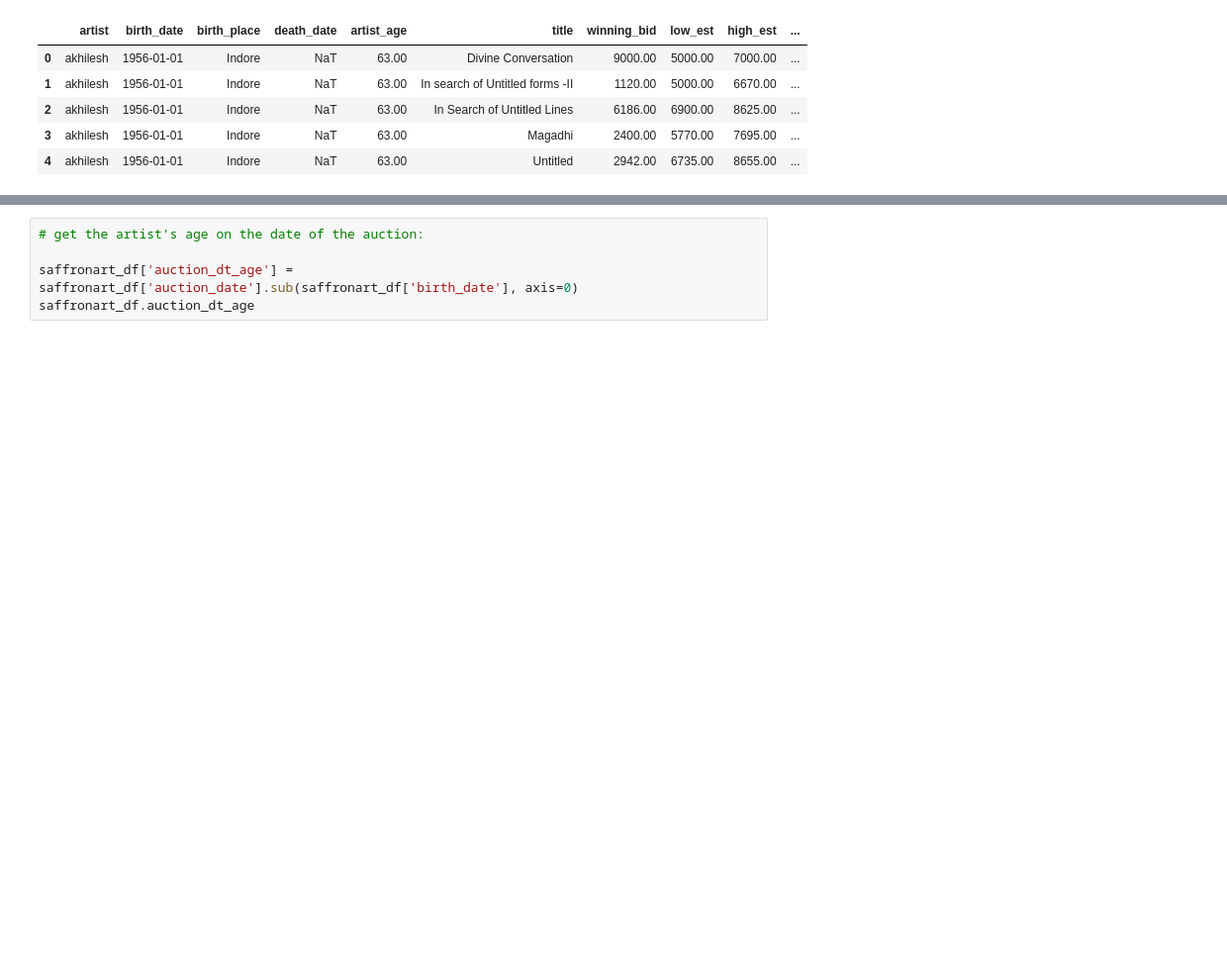
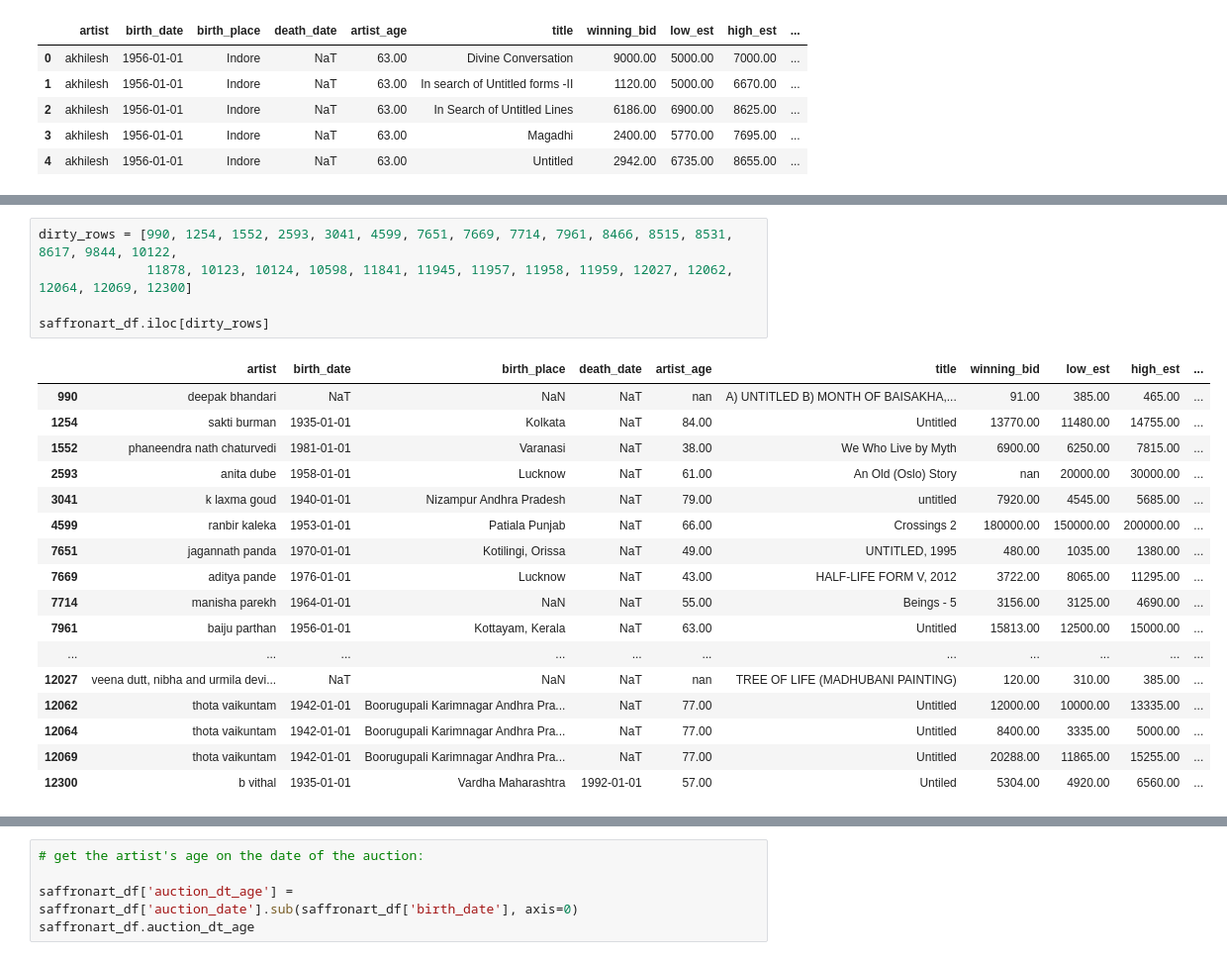
Before and after one commit to dcaohuu18/saffronart_stats_analysis, a Jupyter notebook: add_new_age_size.ipynb, the cells around one changed output, grey strips where cells are left out. Shown: that part at 99% size. Saved outputs shown, nothing was run; the diff lists cells and outputs as text; blank space fills up the shorter version.

Commit message:
detect missing and dirty sizes

```diff
--- a/add_new_age_size.ipynb
+++ b/add_new_age_size.ipynb
@@ -21,0 +134,23 @@ saffronart_df.head(5)
+# %%
+dirty_rows = [990, 1254, 1552, 2593, 3041, 4599, 7651, 7669, 7714, 7961, 8466, 8515, 8531, 8617, 9844, 10122,
+              11878, 10123, 10124, 10598, 11841, 11945, 11957, 11958, 11959, 12027, 12062, 12064, 12069, 12300]
+
+saffronart_df.iloc[dirty_rows]
+# %% [output]
+|  | artist | birth_date | birth_place | death_date | artist_age | title | winning_bid | low_est | high_est | ... |
+| 990 | deepak bhandari | NaT | NaN | NaT | nan | A) UNTITLED B) MONTH OF BAISAKHA,... | 91.00 | 385.00 | 465.00 | ... |
+| 1254 | sakti burman | 1935-01-01 | Kolkata | NaT | 84.00 | Untitled | 13770.00 | 11480.00 | 14755.00 | ... |
+| 1552 | phaneendra nath chaturvedi | 1981-01-01 | Varanasi | NaT | 38.00 | We Who Live by Myth | 6900.00 | 6250.00 | 7815.00 | ... |
+| 2593 | anita dube | 1958-01-01 | Lucknow | NaT | 61.00 | An Old (Oslo) Story | nan | 20000.00 | 30000.00 | ... |
+| 3041 | k laxma goud | 1940-01-01 | Nizampur Andhra Pradesh | NaT | 79.00 | untitled | 7920.00 | 4545.00 | 5685.00 | ... |
+| 4599 | ranbir kaleka | 1953-01-01 | Patiala Punjab | NaT | 66.00 | Crossings 2 | 180000.00 | 150000.00 | 200000.00 | ... |
+| 7651 | jagannath panda | 1970-01-01 | Kotilingi, Orissa | NaT | 49.00 | UNTITLED, 1995 | 480.00 | 1035.00 | 1380.00 | ... |
+| 7669 | aditya pande | 1976-01-01 | Lucknow | NaT | 43.00 | HALF-LIFE FORM V, 2012 | 3722.00 | 8065.00 | 11295.00 | ... |
+| 7714 | manisha parekh | 1964-01-01 | NaN | NaT | 55.00 | Beings - 5 | 3156.00 | 3125.00 | 4690.00 | ... |
+| 7961 | baiju parthan | 1956-01-01 | Kottayam, Kerala | NaT | 63.00 | Untitled | 15813.00 | 12500.00 | 15000.00 | ... |
+| ... | ... | ... | ... | ... | ... | ... | ... | ... | ... | ... |
+| 12027 | veena dutt, nibha and urmila devi... | NaT | NaN | NaT | nan | TREE OF LIFE (MADHUBANI PAINTING) | 120.00 | 310.00 | 385.00 | ... |
+| 12062 | thota vaikuntam | 1942-01-01 | Boorugupali Karimnagar Andhra Pra... | NaT | 77.00 | Untitled | 12000.00 | 10000.00 | 13335.00 | ... |
+| 12064 | thota vaikuntam | 1942-01-01 | Boorugupali Karimnagar Andhra Pra... | NaT | 77.00 | Untitled | 8400.00 | 3335.00 | 5000.00 | ... |
+| 12069 | thota vaikuntam | 1942-01-01 | Boorugupali Karimnagar Andhra Pra... | NaT | 77.00 | Untitled | 20288.00 | 11865.00 | 15255.00 | ... |
+| 12300 | b vithal | 1935-01-01 | Vardha Maharashtra | 1992-01-01 | 57.00 | Untiled | 5304.00 | 4920.00 | 6560.00 | ... |
```
Also changed, not shown: parts of 11 cells of this notebook.
